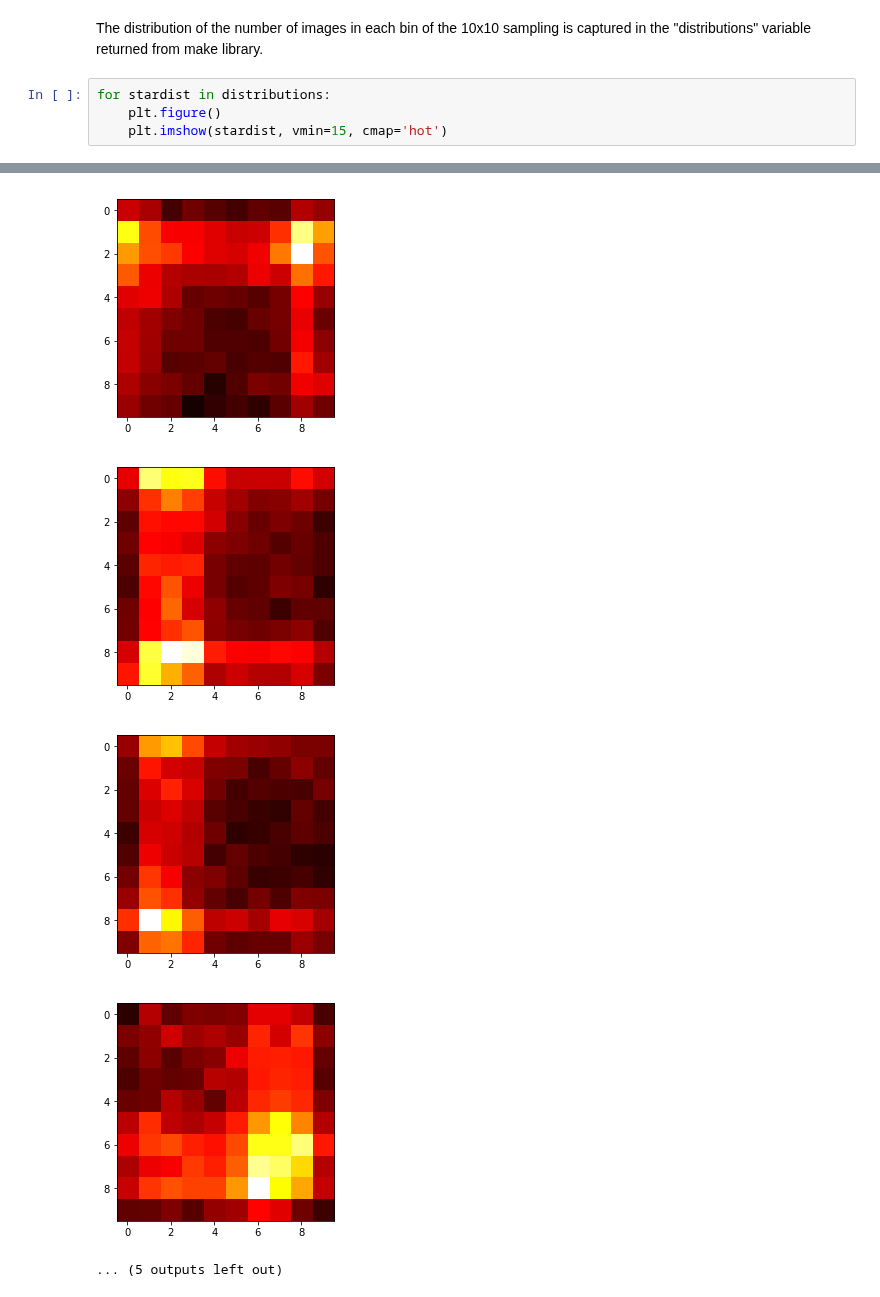
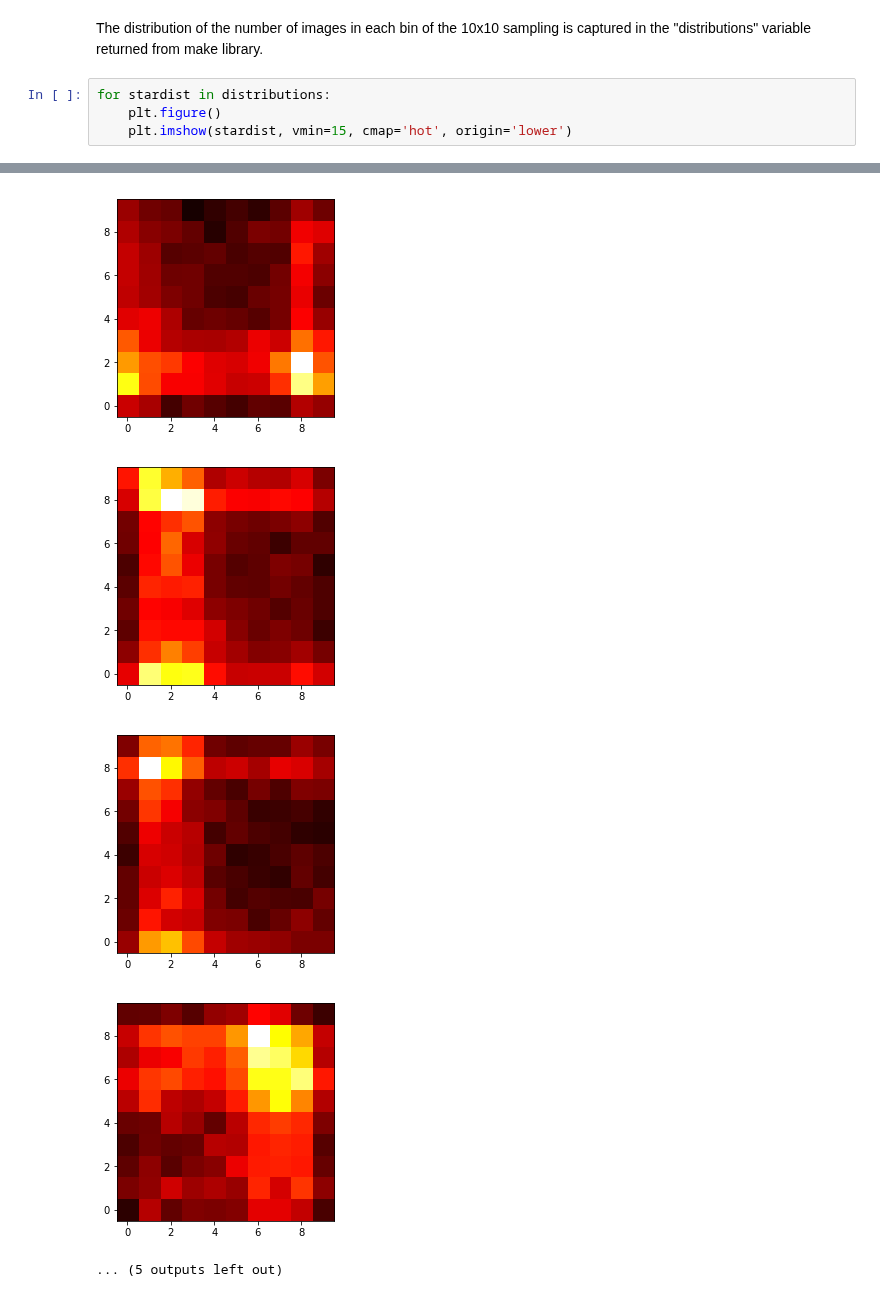
Before and after one commit to sot/aca_psf_library, a Jupyter notebook: aca_psf_lib_review_full.ipynb, the cells around one changed output, grey strips where cells are left out. Cells and saved outputs as stored; diff of their text form.

```diff
--- a/aca_psf_lib_review_full.ipynb
+++ b/aca_psf_lib_review_full.ipynb
@@ -157,5 +158,5 @@ The distribution of the number of images in each bin of the 10x10 sampling is ca
 # %%
 for stardist in distributions:
     plt.figure()
-    plt.imshow(stardist, vmin=15, cmap='hot')
+    plt.imshow(stardist, vmin=15, cmap='hot', origin='lower')
 # %% [output]
@@ -170,5 +171,5 @@ for stardist in distributions:
-[figure, old version]
+[figure, new version]
-[figure, old version]
+[figure, new version]
-[figure, old version]
+[figure, new version]
-[figure, old version]
+[figure, new version]
 ... (5 outputs left out)
```
Also changed, not shown: parts of 4 cells of this notebook.
